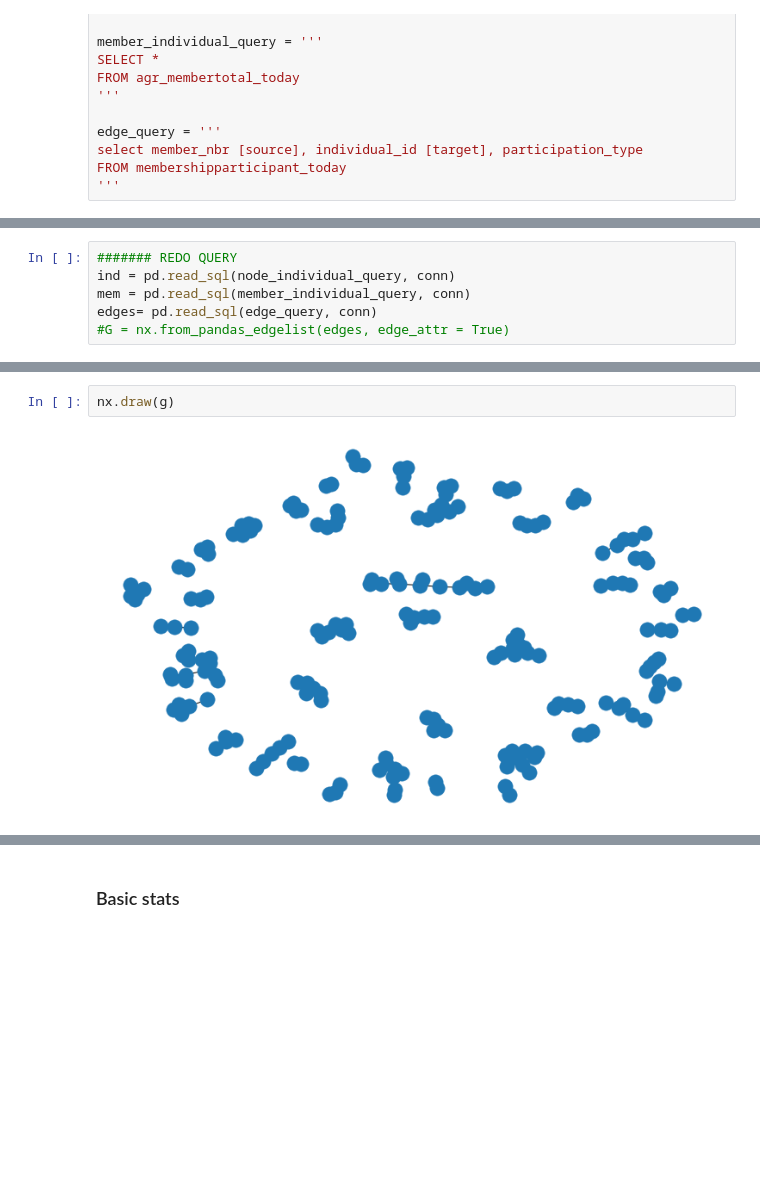
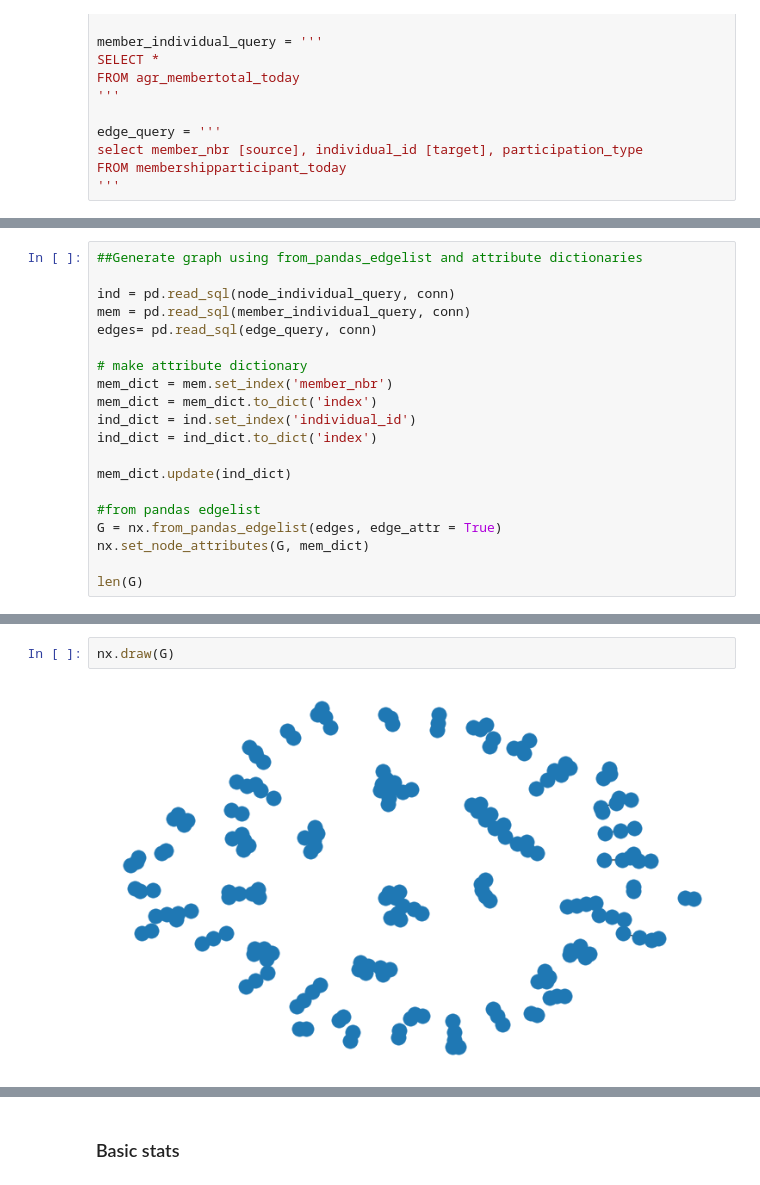
Before and after one commit to w-schw/CU-member-networks, a Jupyter notebook: Member network development.ipynb, the cells around one changed output, grey strips where cells are left out. Saved outputs shown, nothing was run; the diff lists cells and outputs as text; blank space fills up the shorter version.

```diff
--- a/Member network development.ipynb
+++ b/Member network development.ipynb
@@ -105,6 +48,20 @@ NameError: name 'sqlite_query' is not defined
 # %%
-####### REDO QUERY
+##Generate graph using from_pandas_edgelist and attribute dictionaries
+
 ind = pd.read_sql(node_individual_query, conn)
 mem = pd.read_sql(member_individual_query, conn)
 edges= pd.read_sql(edge_query, conn)
-#G = nx.from_pandas_edgelist(edges, edge_attr = True)
+
+# make attribute dictionary
+mem_dict = mem.set_index('member_nbr')
+mem_dict = mem_dict.to_dict('index')
+ind_dict = ind.set_index('individual_id')
+ind_dict = ind_dict.to_dict('index')
+
+mem_dict.update(ind_dict)
+
+#from pandas edgelist
+G = nx.from_pandas_edgelist(edges, edge_attr = True)
+nx.set_node_attributes(G, mem_dict)
+
+len(G)
@@ -159,4 +70,4 @@ list(g.nodes.data())
 # %%
-nx.draw(g)
+nx.draw(G)
 # %% [output]
-[figure, old version]
+[figure, new version]
```
Also changed, not shown: parts of 30 cells of this notebook.
